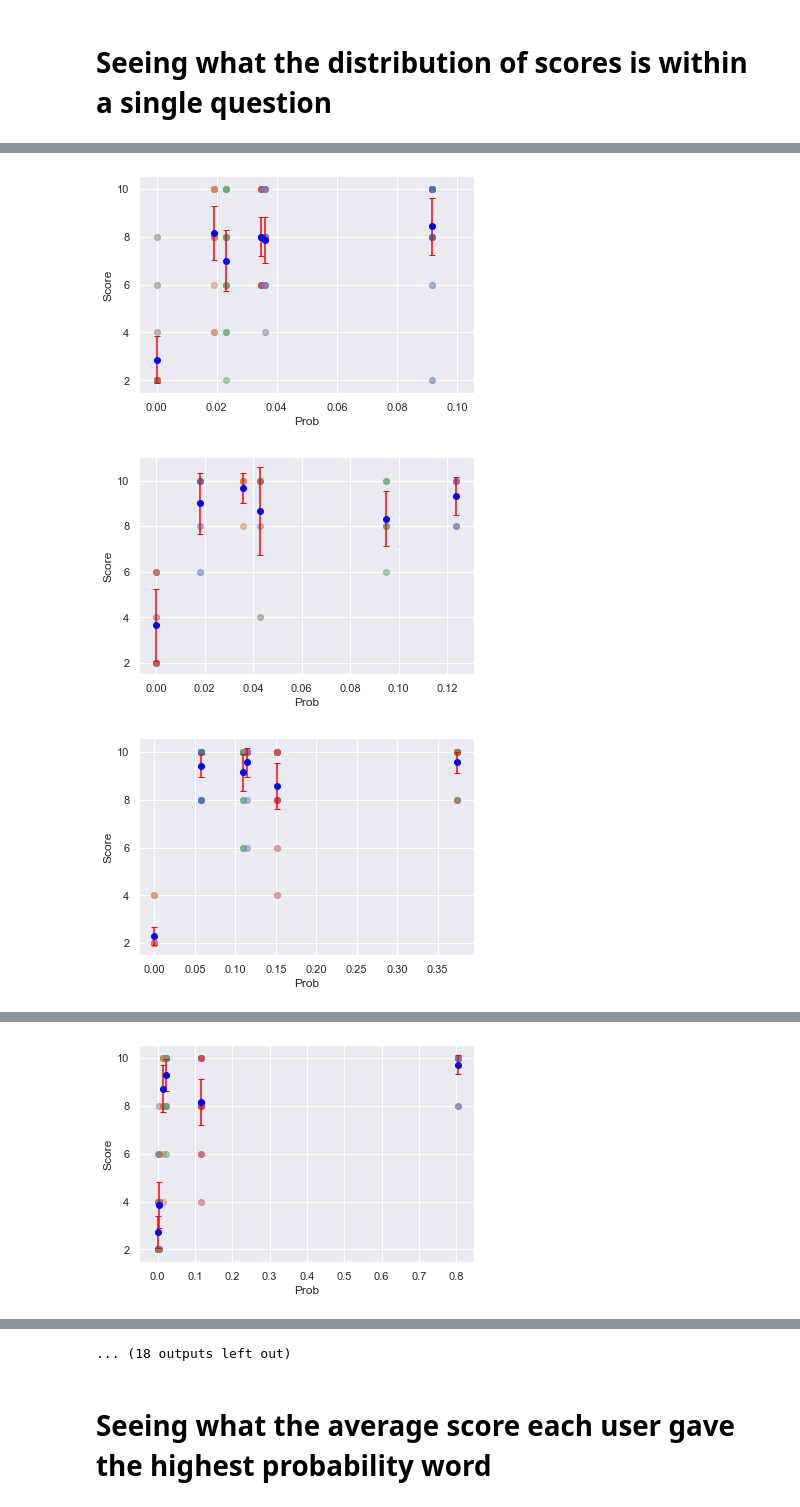
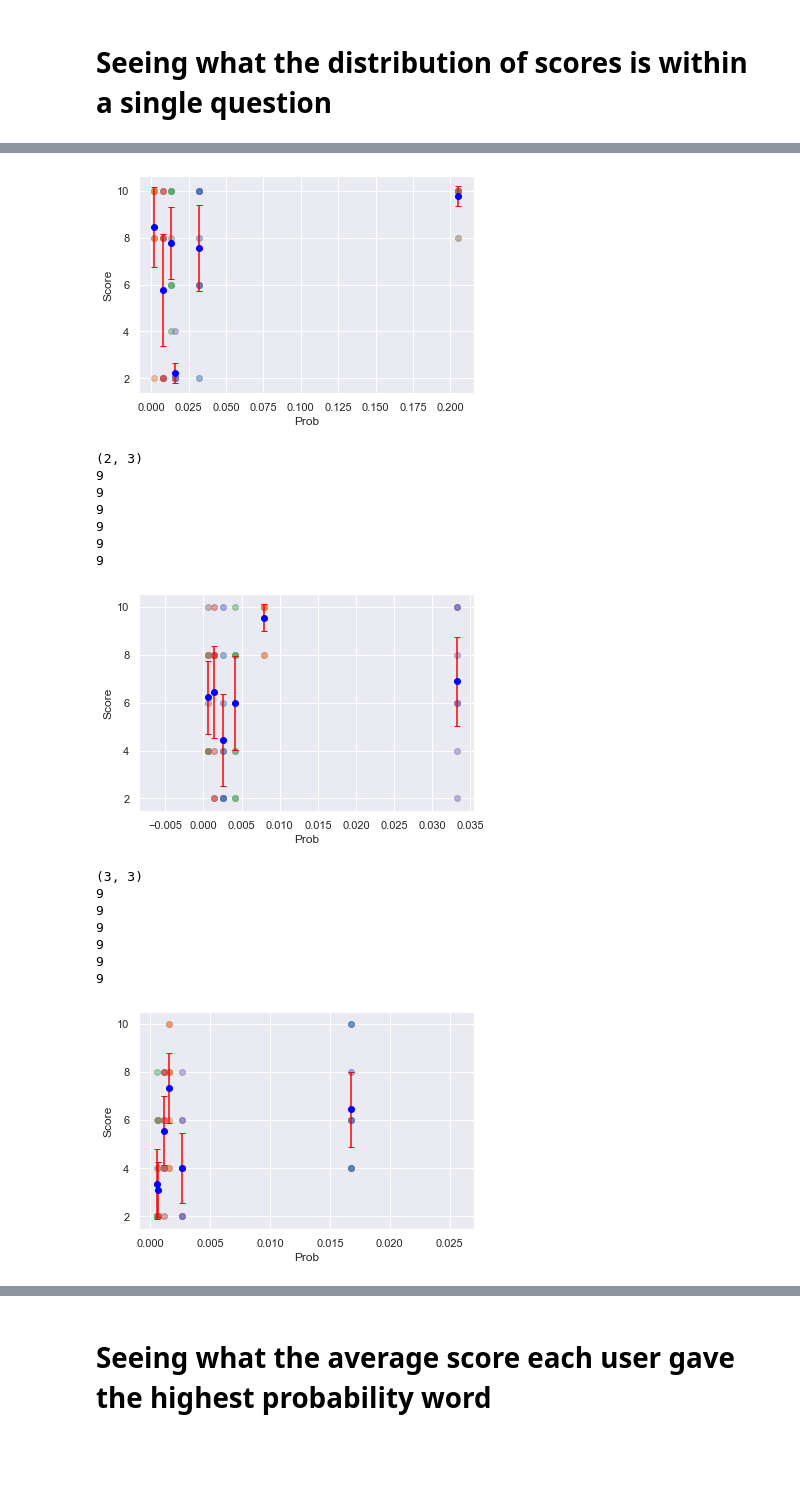
Before and after one commit to TrentBrick/tail-sampling, a Jupyter notebook: AnalyzeMTurk.ipynb, the cells around one changed output, grey strips where cells are left out. Saved outputs shown, nothing was run; the diff lists cells and outputs as text; code cells hidden in the pictures; blank space fills up the shorter version.

```diff
--- a/AnalyzeMTurk.ipynb
+++ b/AnalyzeMTurk.ipynb
@@ -224,5 +296,13 @@ for user_ind in res['user_ind'].unique().tolist():
     #print(np.dot(single_u,single_u))
     single_u = single_u/ np.sqrt(np.dot(single_u,single_u))
     #print(np.sqrt(np.dot(single_u,single_u)))
+    #print(len(single_u))
+    if len(single_u)<100:
+        continue
     user_vectors.append(single_u)
 user_vectors = np.asarray(user_vectors) # each user is a row
+
+u_corr = np.corrcoef(user_vectors)
+u_corr;
+
+sns.heatmap(u_corr)
@@ -238,0 +314,18 @@ sns.heatmap(u_corr)
+# %%
+user_vectors = []
+for user_ind in res['user_ind'].unique().tolist():
+    single_u = res[res['user_ind']==user_ind]['score'].astype(int)
+    # normalize to the unit vector
+    #print(np.dot(single_u,single_u))
+    single_u = single_u/ np.sqrt(np.dot(single_u,single_u))
+    #print(np.sqrt(np.dot(single_u,single_u)))
+    #print(len(single_u))
+    if len(single_u)>100:
+        continue
+    user_vectors.append(single_u)
+user_vectors = np.asarray(user_vectors) # each user is a row
+
+u_corr = np.corrcoef(user_vectors)
+u_corr;
+
+sns.heatmap(u_corr)
@@ -409,6 +530,6 @@ def gword_dupe_ground(x):
             rows_to_drop.append( smaller )
     return rows_to_drop'''
 
-res_rows_to_drop = res.groupby(['user_ind','q_ind']).apply(gword_dupe_ground)
+res_rows_to_drop = res.groupby(['user_ind','q_ind', 'turk_v']).apply(gword_dupe_ground)
 res_rows_to_drop
 # %% [output]
@@ -1045,7 +1250,12 @@ for k, v in guser.groupby(['q_ind', 'turk_v', 'word']):
     #print(key)
     #print(v)
 
+    boot = bs.bootstrap(v['score'].values, stat_func=bs_stats.median)
+    median_err =  boot.upper_bound - boot.value
+
     v_to_store = (v['score'].mean(), (1.96*(v['score'].std()/np.sqrt(len(v['score'])))), v['score'].values)
+
+    #(v['score'].median(), median_err, v['score'].values)
 
     try:
         words_and_probs[key].append( (v['prob'].values[0], v_to_store))
@@ -1075,6 +1267,10 @@ words_and_probs
 # %%
 for k, v in words_and_probs.items():
+    if k[1] != 3:
+        continue
+    print(k)
     for tup in v:
+        print(len(tup[1][2]))
         #plt.figure(num=None, figsize=(12, 8), dpi=80, facecolor='w', edgecolor='k')
         plt.scatter([tup[0]]*len(tup[1][2]), tup[1][2], alpha=0.5)
         plt.errorbar(tup[0], tup[1][0], yerr=tup[1][1], ecolor='red', fmt='o', capsize=3, color = 'blue')
@@ -1088,3 +1298,17 @@ for k, v in words_and_probs.items():
-[figure, old version]
+[figure, new version]
+(2, 3)
+9
+9
+9
+9
+9
+9
-[figure, old version]
+[figure, new version]
+(3, 3)
+9
+9
+9
+9
+9
+9
-[figure, old version]
+[figure, new version]
@@ -1092 +1322,0 @@ for k, v in words_and_probs.items():
-[figure, removed]
@@ -1099,4 +1323,3 @@ for k, v in words_and_probs.items():
-... (18 outputs left out)
 # %% [markdown]
 # Seeing what the average score each user gave the highest probability word
 # %% [markdown]
```
Also changed, not shown: parts of 75 cells of this notebook, 2 other files.
